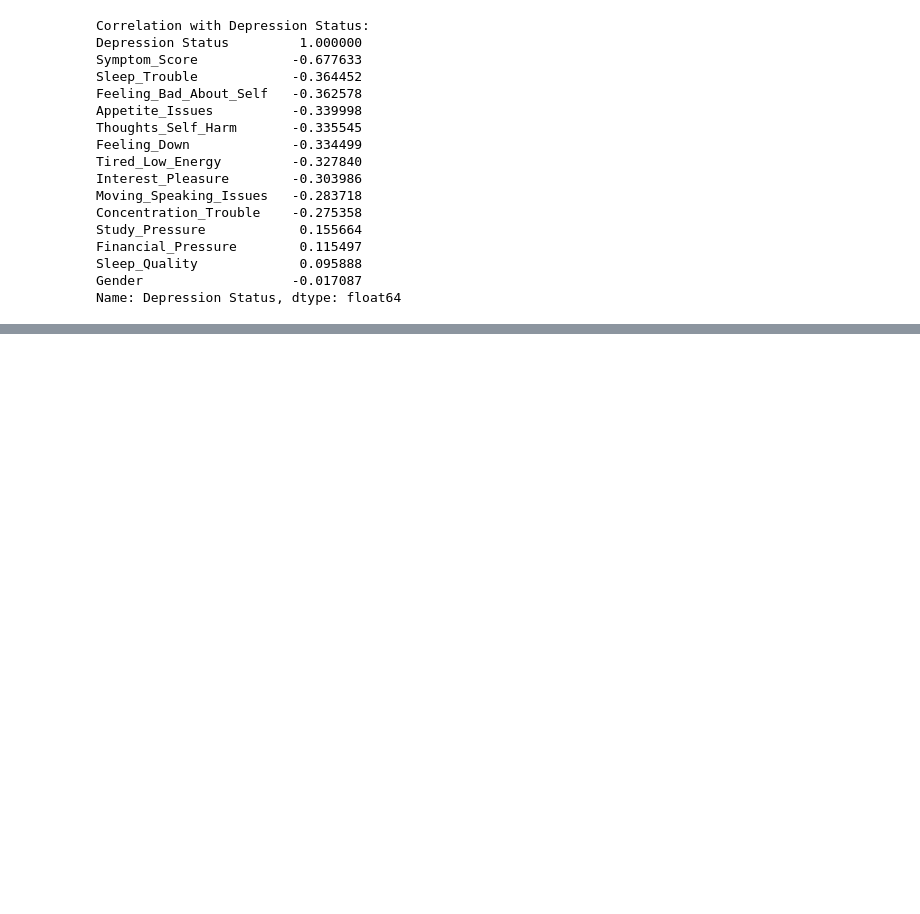
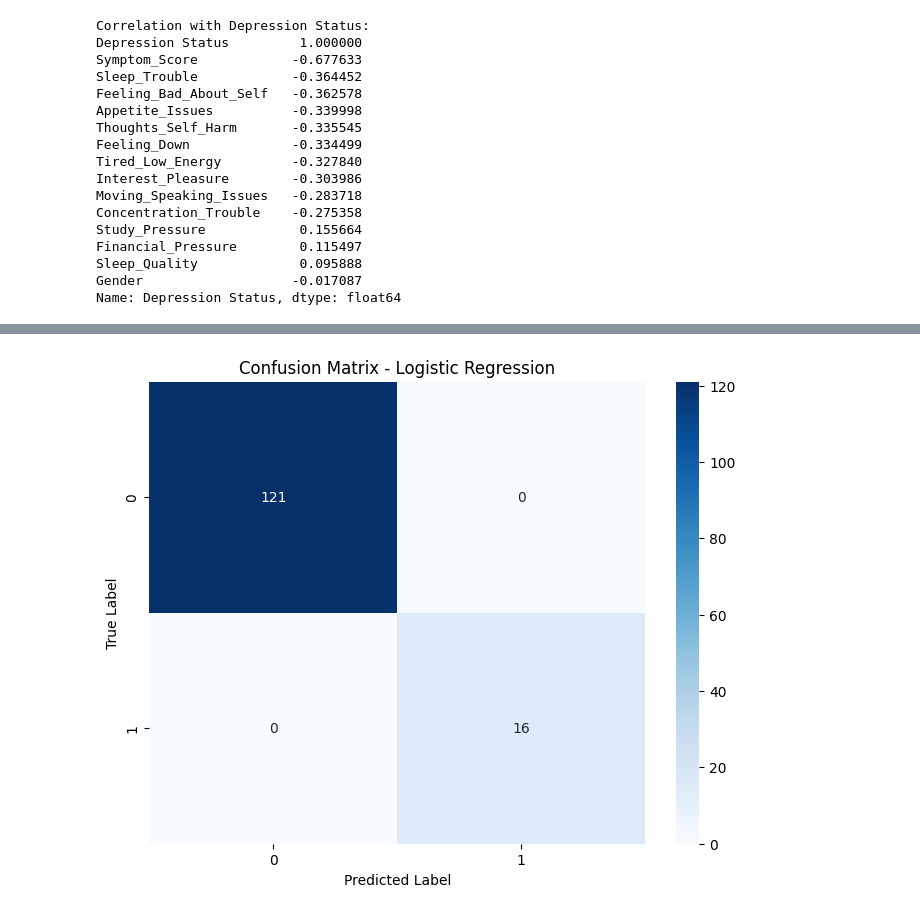
Before and after one commit to AbdullahIbneAziz/PHQ-9-Thesis-, a Jupyter notebook: model.ipynb, the cells around one changed output, grey strips where cells are left out. Cells and saved outputs as stored; diff of their text form; code cells hidden in the pictures; blank space fills up the shorter version.

Commit message:
Applied Logistic Regression

```diff
--- a/model.ipynb
+++ b/model.ipynb
@@ -425,0 +470,26 @@ Name: Depression Status, dtype: float64
+# %%
+from sklearn.preprocessing import StandardScaler
+
+# Initialize the StandardScaler
+scaler = StandardScaler()
+
+# Fit the scaler on training data and transform both training and test sets
+X_train_scaled = scaler.fit_transform(X_train)
+X_test_scaled = scaler.transform(X_test)
+
+# Convert back to DataFrames to maintain column names
+X_train_scaled = pd.DataFrame(X_train_scaled, columns=X_train.columns, index=X_train.index)
+X_test_scaled = pd.DataFrame(X_test_scaled, columns=X_test.columns, index=X_test.index)
+
+print("Data Standardization Results:")
+print(f"Training set shape after scaling: {X_train_scaled.shape}")
+print(f"Test set shape after scaling: {X_test_scaled.shape}")
+
+print("\nTraining set statistics after standardization:")
+print("Mean values (should be close to 0):")
+print(X_train_scaled.mean().round(6))
+print("\nStandard deviation values (should be close to 1):")
+print(X_train_scaled.std().round(6))
+
+print("\nFirst few rows of standardized training data:")
+print(X_train_scaled.head())
@@ -425,0 +598,12 @@ Name: Depression Status, dtype: float64
+# %%
+# Visualize Confusion Matrix
+plt.figure(figsize=(8, 6))
+sns.heatmap(cm, annot=True, fmt='d', cmap='Blues',
+            xticklabels=log_reg.classes_,
+            yticklabels=log_reg.classes_)
+plt.title('Confusion Matrix - Logistic Regression')
+plt.xlabel('Predicted Label')
+plt.ylabel('True Label')
+plt.show()
+# %% [output]
+[figure, added]
```
Also changed, not shown: parts of 7 cells of this notebook.
